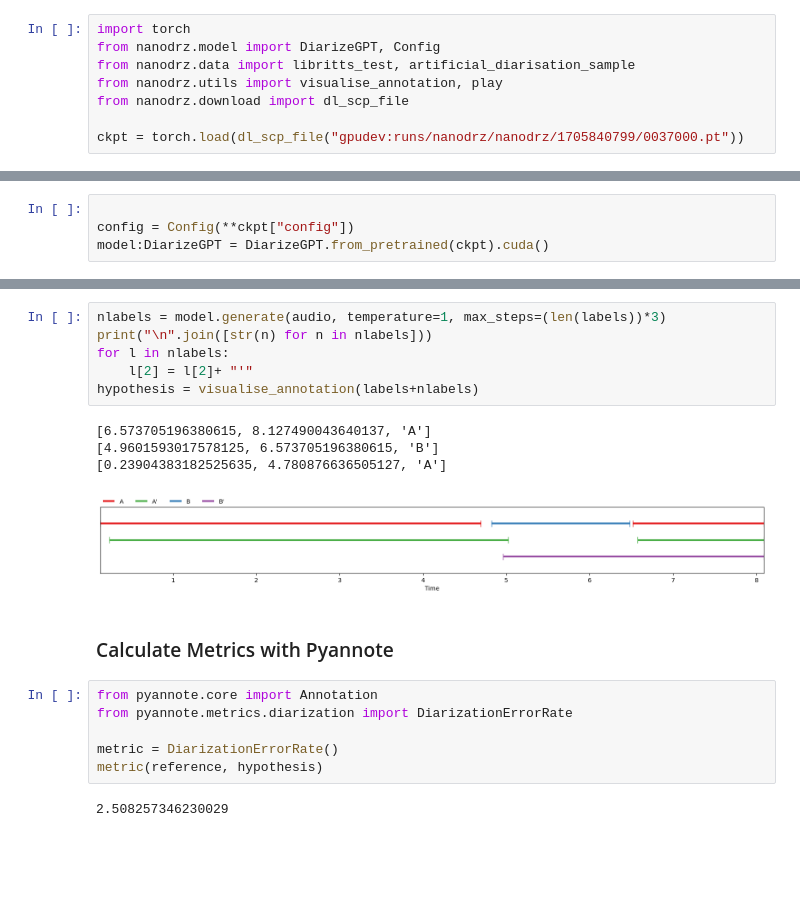
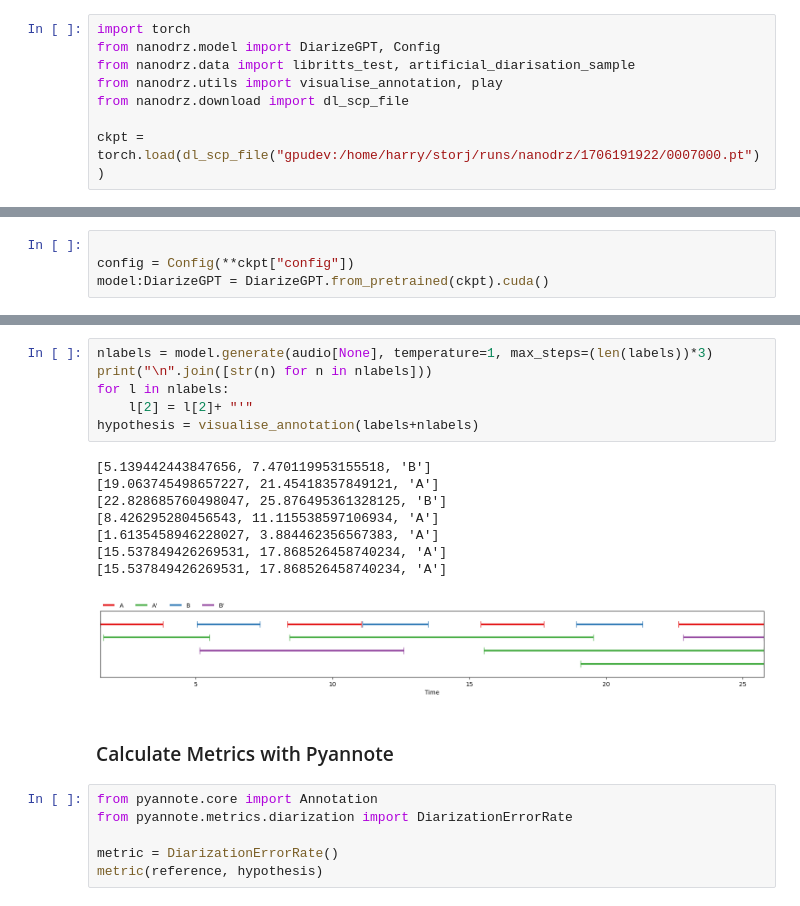
Before and after one commit to mogwai/nanodrz, a Jupyter notebook: notebook/inference.ipynb, the cells around one changed output, grey strips where cells are left out. Saved outputs shown, nothing was run; the diff lists cells and outputs as text; blank space fills up the shorter version.

```diff
--- a/notebook/inference.ipynb
+++ b/notebook/inference.ipynb
@@ -9,5 +9,5 @@ from nanodrz.data import libritts_test, artificial_diarisation_sample
 from nanodrz.utils import visualise_annotation, play
 from nanodrz.download import dl_scp_file
 
-ckpt = torch.load(dl_scp_file("gpudev:runs/nanodrz/nanodrz/1705840799/0037000.pt"))
+ckpt = torch.load(dl_scp_file("gpudev:/home/harry/storj/runs/nanodrz/1706191922/0007000.pt"))
 # %% [output]
@@ -36,15 +36,19 @@ audio = audio.cuda()
 [interactive output not drawn]
 # %%
-nlabels = model.generate(audio, temperature=1, max_steps=(len(labels))*3)
+nlabels = model.generate(audio[None], temperature=1, max_steps=(len(labels))*3)
 print("\n".join([str(n) for n in nlabels]))
 for l in nlabels:
     l[2] = l[2]+ "'"
 hypothesis = visualise_annotation(labels+nlabels)
 # %% [output]
-[6.573705196380615, 8.127490043640137, 'A']
-[4.9601593017578125, 6.573705196380615, 'B']
-[0.23904383182525635, 4.780876636505127, 'A']
+[5.139442443847656, 7.470119953155518, 'B']
+[19.063745498657227, 21.45418357849121, 'A']
+[22.828685760498047, 25.876495361328125, 'B']
+[8.426295280456543, 11.115538597106934, 'A']
+[1.6135458946228027, 3.884462356567383, 'A']
+[15.537849426269531, 17.868526458740234, 'A']
+[15.537849426269531, 17.868526458740234, 'A']
-[figure, old version]
+[figure, new version]
 # %% [markdown]
 ### Calculate Metrics with Pyannote
 # %%
@@ -53,5 +57,3 @@ from pyannote.metrics.diarization import DiarizationErrorRate
 
 metric = DiarizationErrorRate()
 metric(reference, hypothesis)
-# %% [output]
-2.508257346230029
```
Also changed, not shown: parts of 2 cells of this notebook, 2 other files.
